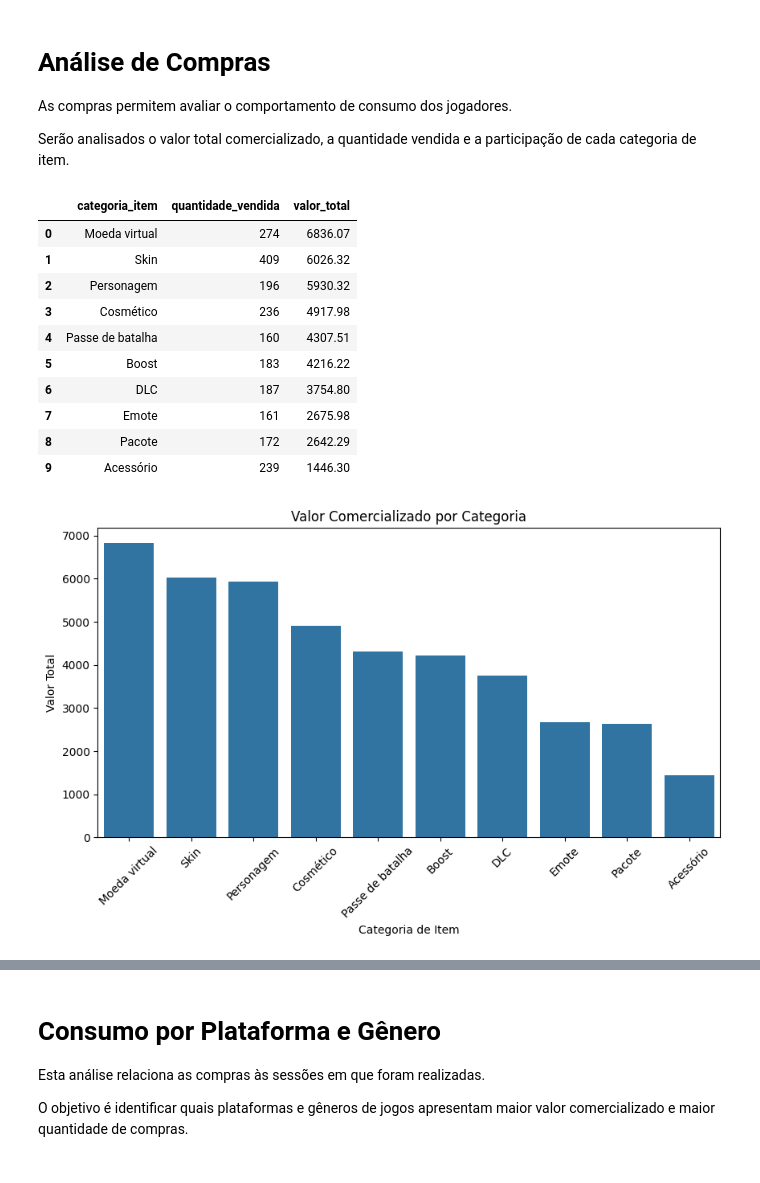
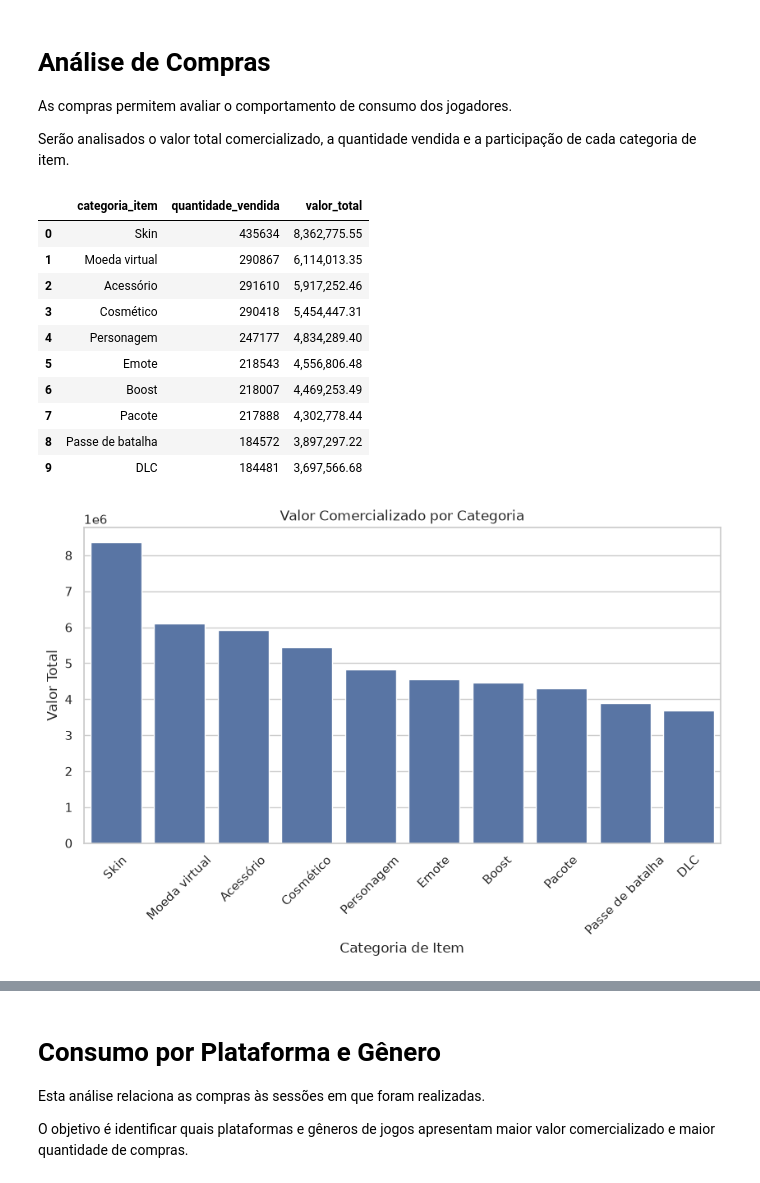
Before and after one commit to aspiringluke/Projeto_Data_Science_Equipe4_Principal, a Jupyter notebook: big_data/notebooks/OLAP.ipynb, the cells around one changed output, grey strips where cells are left out. Drawn from its saved outputs; the diff is of its cells as text; code cells hidden in the pictures.

```diff
--- a/big_data/notebooks/OLAP.ipynb
+++ b/big_data/notebooks/OLAP.ipynb
@@ -180,0 +304,34 @@ display(cubo_olap.head(10))
+# %%
+cubo_olap = consulta_olap("""
+    SELECT
+        d.ano,
+        d.mes,
+        p.plataforma,
+        g.genero_jogo,
+        COUNT(*) AS total_sessoes,
+        SUM(s.duracao_minutos) AS tempo_total,
+        ROUND(AVG(s.duracao_minutos), 2) AS tempo_medio
+    FROM fato_sessoes AS s
+    INNER JOIN dim_data AS d
+        ON s.data_key = d.data_key
+    INNER JOIN dim_plataforma AS p
+        ON s.plataforma_key = p.plataforma_key
+    INNER JOIN dim_genero_jogo AS g
+        ON s.genero_jogo_key = g.genero_jogo_key
+    WHERE p.plataforma IS NOT NULL
+      AND UPPER(TRIM(p.plataforma)) NOT IN ('NA', 'N/A', '')
+      AND g.genero_jogo IS NOT NULL
+      AND UPPER(TRIM(g.genero_jogo)) NOT IN ('NA', 'N/A', '')
+    GROUP BY
+        d.ano,
+        d.mes,
+        p.plataforma,
+        g.genero_jogo
+    ORDER BY
+        d.ano,
+        d.mes,
+        p.plataforma,
+        g.genero_jogo
+""", conn)
+
+display(cubo_olap.head(10))
@@ -734,42 +1298,45 @@ As compras permitem avaliar o comportamento de consumo dos jogadores.
 
 Serão analisados o valor total comercializado, a quantidade vendida e a participação de cada categoria de item.
 # %%
-faturamento = pd.read_sql_query("""
+
+faturamento = consulta_olap("""
     SELECT
         i.categoria_item,
         SUM(ic.quantidade) AS quantidade_vendida,
         ROUND(SUM(ic.valor_total_item), 2) AS valor_total
-    FROM itens_compras ic
-    JOIN itens i
-        ON ic.item_id = i.item_id
+    FROM fato_compras AS ic
+    INNER JOIN dim_item AS i
+        ON ic.item_key = i.item_key
     GROUP BY i.categoria_item
     ORDER BY valor_total DESC
 """, conn)
 
 display(faturamento)
 
 plt.figure(figsize=(10, 5))
+
 sns.barplot(
     data=faturamento,
     x='categoria_item',
     y='valor_total'
 )
+
 plt.title('Valor Comercializado por Categoria')
 plt.xlabel('Categoria de Item')
 plt.ylabel('Valor Total')
 plt.xticks(rotation=45)
 plt.show()
 # %% [output]
 |  | categoria_item | quantidade_vendida | valor_total |
-| 0 | Moeda virtual | 274 | 6836.07 |
-| 1 | Skin | 409 | 6026.32 |
-| 2 | Personagem | 196 | 5930.32 |
-| 3 | Cosmético | 236 | 4917.98 |
-| 4 | Passe de batalha | 160 | 4307.51 |
-| 5 | Boost | 183 | 4216.22 |
-| 6 | DLC | 187 | 3754.80 |
-| 7 | Emote | 161 | 2675.98 |
-| 8 | Pacote | 172 | 2642.29 |
-| 9 | Acessório | 239 | 1446.30 |
+| 0 | Skin | 435634 | 8,362,775.55 |
+| 1 | Moeda virtual | 290867 | 6,114,013.35 |
+| 2 | Acessório | 291610 | 5,917,252.46 |
+| 3 | Cosmético | 290418 | 5,454,447.31 |
+| 4 | Personagem | 247177 | 4,834,289.40 |
+| 5 | Emote | 218543 | 4,556,806.48 |
+| 6 | Boost | 218007 | 4,469,253.49 |
+| 7 | Pacote | 217888 | 4,302,778.44 |
+| 8 | Passe de batalha | 184572 | 3,897,297.22 |
+| 9 | DLC | 184481 | 3,697,566.68 |
-[figure, old version]
+[figure, new version]
 # %%
```
Also changed, not shown: parts of 37 cells of this notebook, 20 other files.
